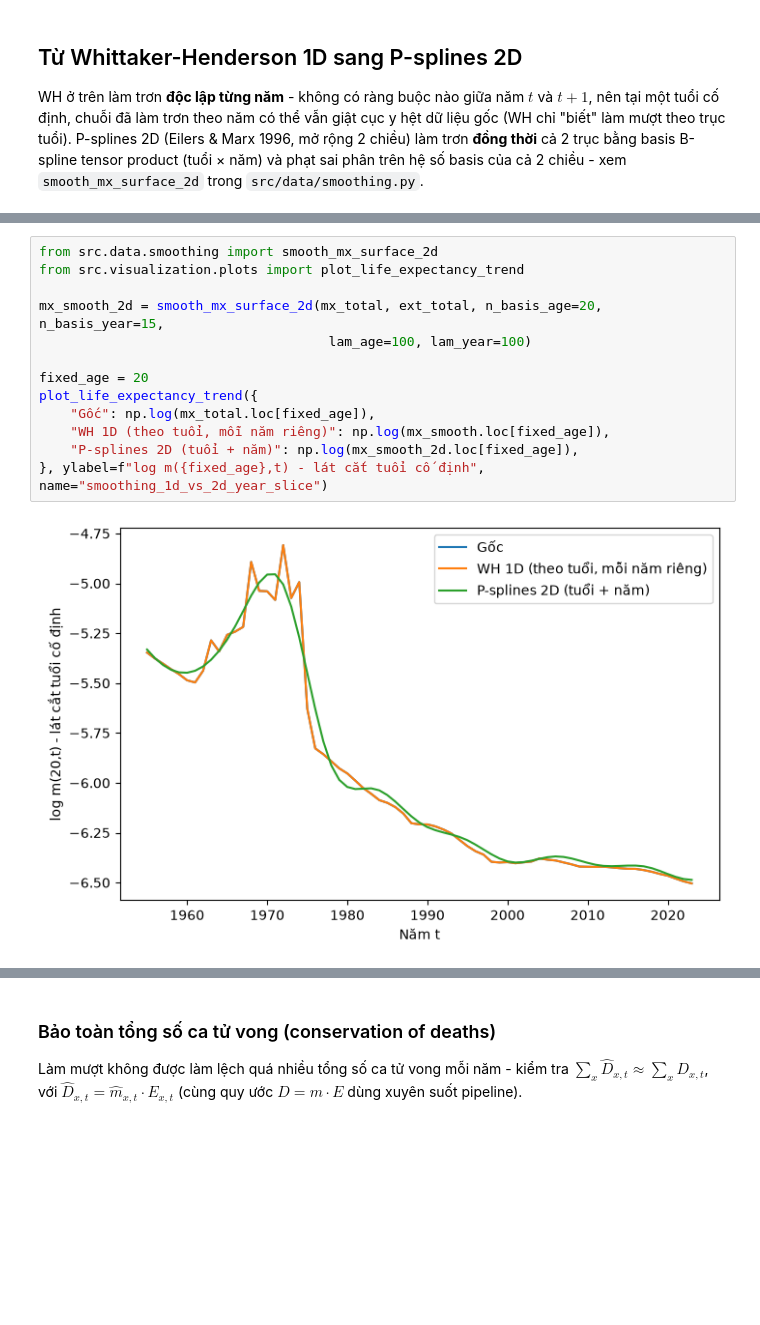
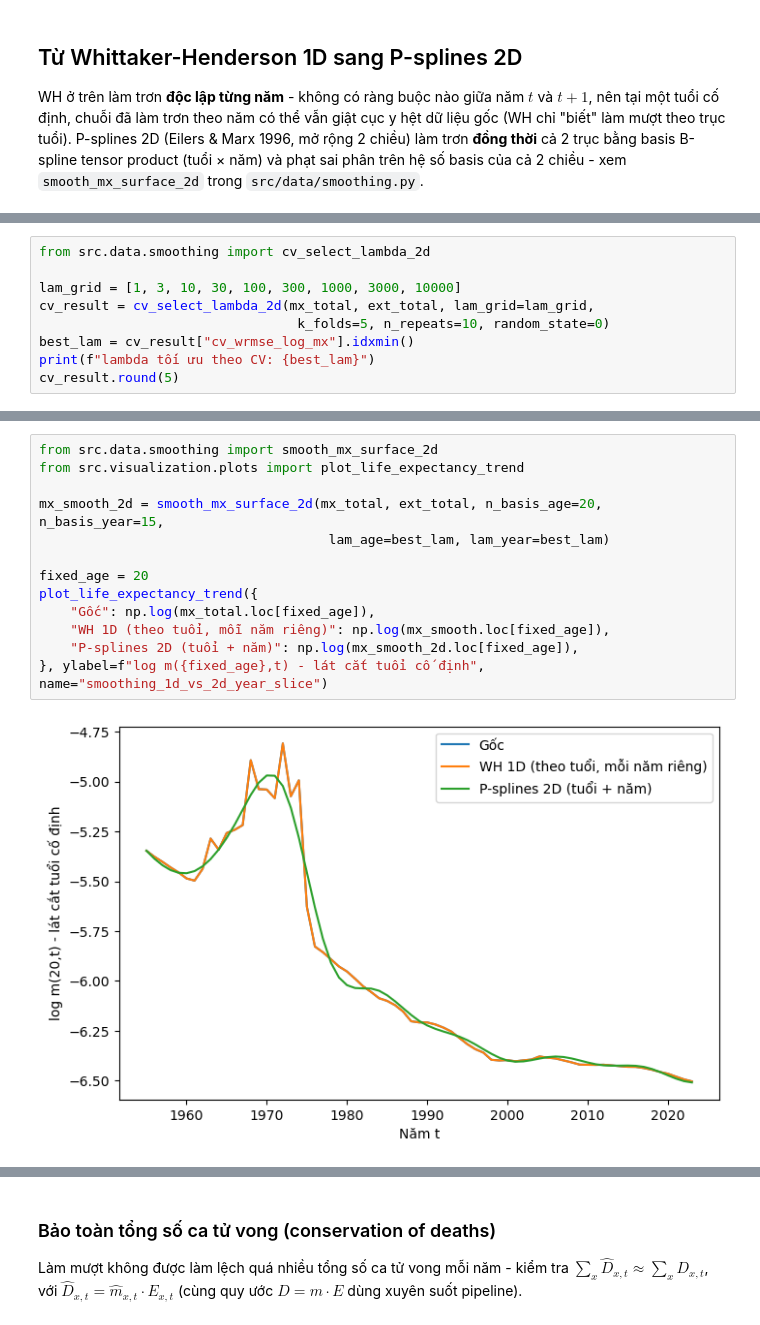
Before and after one commit to huunt2610/mortality_model, a Jupyter notebook: notebooks/03_smoothing_graduation.ipynb, the cells around one changed output, grey strips where cells are left out. Saved outputs shown, nothing was run; the diff lists cells and outputs as text; blank space fills up the shorter version.

```diff
--- a/notebooks/03_smoothing_graduation.ipynb
+++ b/notebooks/03_smoothing_graduation.ipynb
@@ -146,0 +161,9 @@ của cả 2 chiều - xem `smooth_mx_surface_2d` trong `src/data/smoothing.py`.
+# %%
+from src.data.smoothing import cv_select_lambda_2d
+
+lam_grid = [1, 3, 10, 30, 100, 300, 1000, 3000, 10000]
+cv_result = cv_select_lambda_2d(mx_total, ext_total, lam_grid=lam_grid,
+                                 k_folds=5, n_repeats=10, random_state=0)
+best_lam = cv_result["cv_wrmse_log_mx"].idxmin()
+print(f"lambda tối ưu theo CV: {best_lam}")
+cv_result.round(5)
@@ -147,18 +192,18 @@ của cả 2 chiều - xem `smooth_mx_surface_2d` trong `src/data/smoothing.py`.
 # %%
 from src.data.smoothing import smooth_mx_surface_2d
 from src.visualization.plots import plot_life_expectancy_trend
 
 mx_smooth_2d = smooth_mx_surface_2d(mx_total, ext_total, n_basis_age=20, n_basis_year=15,
-                                     lam_age=100, lam_year=100)
+                                     lam_age=best_lam, lam_year=best_lam)
 
 fixed_age = 20
 plot_life_expectancy_trend({
     "Gốc": np.log(mx_total.loc[fixed_age]),
     "WH 1D (theo tuổi, mỗi năm riêng)": np.log(mx_smooth.loc[fixed_age]),
     "P-splines 2D (tuổi + năm)": np.log(mx_smooth_2d.loc[fixed_age]),
 }, ylabel=f"log m({fixed_age},t) - lát cắt tuổi cố định", name="smoothing_1d_vs_2d_year_slice")
 # %% [output]
-[figure, old version]
+[figure, new version]
 # %%
 def year_jump_std(mx: pd.DataFrame, age: int) -> float:
     """Độ lệch chuẩn sai phân bậc 1 theo năm tại 1 tuổi cố định - đo độ "giật cục"."""
```
Also changed, not shown: parts of 11 cells of this notebook, 51 other files.
